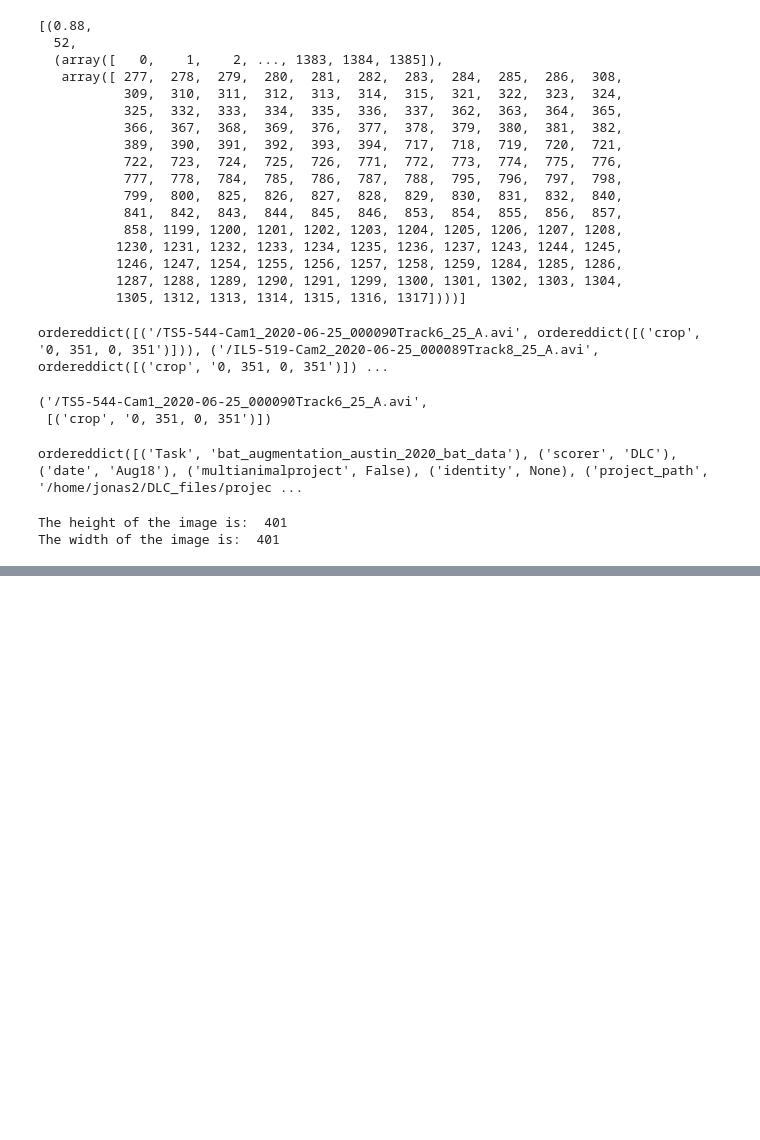
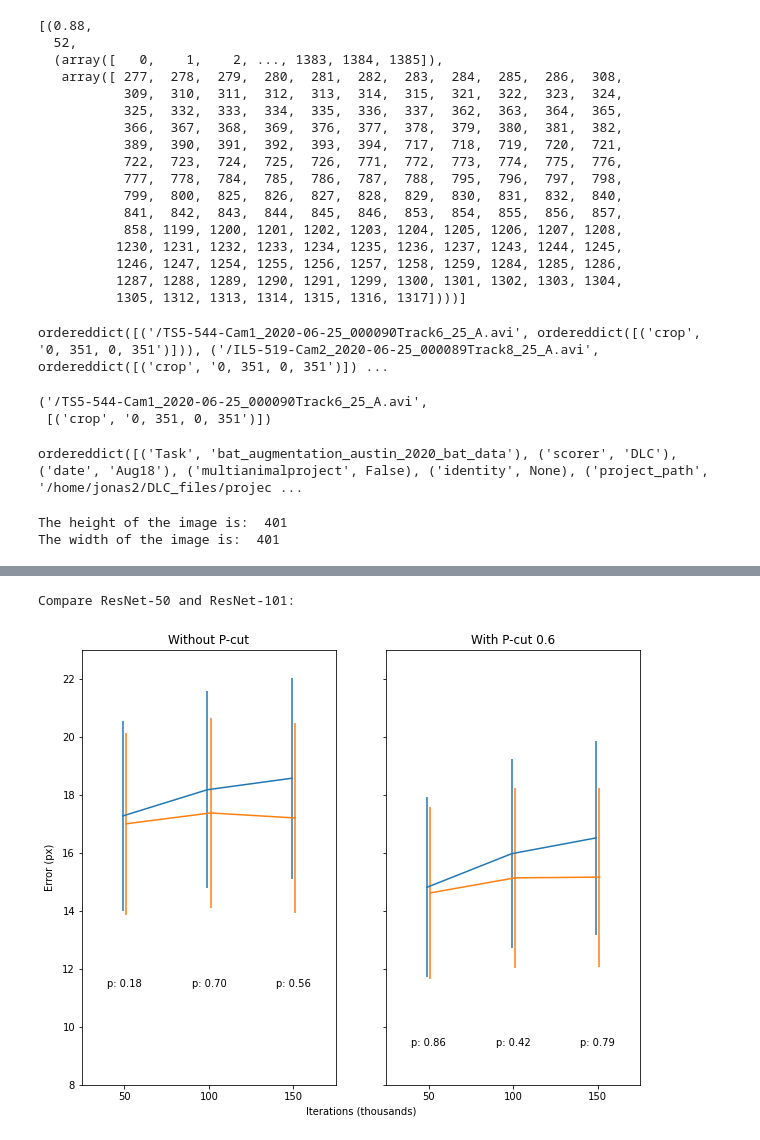
Before and after one commit to DeepLabCutAIResidency/DeepLabCut, a Jupyter notebook: deeplabcut/bat_chiroptera_scripts/recipe_notebook/training_notebook_20220818.ipynb, the cells around one changed output, grey strips where cells are left out. Drawn from its saved outputs; the diff is of its cells as text; code cells hidden in the pictures; blank space fills up the shorter version.

```diff
--- a/deeplabcut/bat_chiroptera_scripts/recipe_notebook/training_notebook_20220818.ipynb
+++ b/deeplabcut/bat_chiroptera_scripts/recipe_notebook/training_notebook_20220818.ipynb
@@ -208,0 +501,19 @@ The width of the image is:  401
+# %%
+#We need pandas to define read the list of training data
+import pandas as pd
+df = pd.read_hdf('/home/jonas2/DLC_files/projects/bat_augmentation_austin_2020_bat_data-DLC-2022-08-18/training-datasets/iteration-0/UnaugmentedDataSet_bat_augmentation_austin_2020_bat_dataAug18/CollectedData_DLC.h5')
+config_path = "/home/jonas2/DLC_files/projects/bat_augmentation_austin_2020_bat_data-DLC-2022-08-18/config.yaml"
+image_paths = df.index.to_list()
+
+#We then specify our training and testing data based on the names
+# we've given the training folders in 'labeled-data'
+test_inds = []
+train_inds = []
+
+for i, path in enumerate(image_paths):
+   if str(path[1]).endswith("_A"):
+      train_inds.append(i)
+   elif str(path[1]).endswith("_B"):
+      train_inds.append(i)
+   elif str(path[1]).endswith("_50_test"):
+      test_inds.append(i)
@@ -208,0 +566,57 @@ The width of the image is:  401
+# %%
+import matplotlib.pyplot as plt
+import numpy as np
+from scipy.stats import wilcoxon
+
+print("Compare ResNet-50 and ResNet-101:")
+fig, (ax1,ax2) = plt.subplots(1,2)
+fig.set_figheight(8)
+fig.set_figwidth(10)
+
+ax1.errorbar(np.array([50,100,150])-1,np.nanmean(error_distributions[0,:],axis=1), np.nanstd(error_distributions[0,:],axis=1)/len(test_inds)**.5)
+ax1.errorbar(np.array([50,100,150])+1,np.nanmean(error_distributions[1,:],axis=1), np.nanstd(error_distributions[1,:],axis=1)/len(test_inds)**.5)
+ax1.set_xticks([50, 100, 150])
+ax1.set_xlim([25,175])
+ax1.set_ylim([8,23])
+ax1.set_title("Without P-cut")
+
+ax2.errorbar(np.array([50,100,150])-1,np.nanmean(error_distributions_pcut[0,:],axis=1), np.nanstd(error_distributions_pcut[0,:],axis=1)/len(test_inds)**.5)
+ax2.errorbar(np.array([50,100,150])+1,np.nanmean(error_distributions_pcut[1,:],axis=1), np.nanstd(error_distributions_pcut[1,:],axis=1)/len(test_inds)**.5)
+ax2.set_xticks([50, 100, 150])
+ax2.set_yticklabels([])
+ax2.set_xlim([25,175])
+ax2.set_ylim([8,23])
+ax2.set_title("With P-cut 0.6")
+
+#print the p values below the curve
+for x,snapshot in zip(np.array([50,100,150]),[0,1,2]):
+    # get p value
+    w, p_val = wilcoxon(x = error_distributions[0,snapshot,:], y = error_distributions[1,snapshot,:],nan_policy='omit')
+    label = "p: "+ "{:.2f}".format(p_val)
+
+    ax1.annotate(label, # this is the text
+                 (x,11), # these are the coordinates to position the label
+                 textcoords="offset points", # how to position the text
+                 xytext=(0,11), # distance from text to points (x,y)
+                 ha='center') # horizontal alignment can be left, right or center
+
+    w, p_val = wilcoxon(x = error_distributions_pcut[0,snapshot,:], y = error_distributions_pcut[1,snapshot,:],nan_policy='omit')
+    label = "p: "+ "{:.2f}".format(p_val)
+
+    ax2.annotate(label, # this is the text
+                 (x,9), # these are the coordinates to position the label
+                 textcoords="offset points", # how to position the text
+                 xytext=(0,10), # distance from text to points (x,y)
+                 ha='center') # horizontal alignment can be left, right or center
+
+# add a big axis, hide frame
+fig.add_subplot(111, frameon=False)
+# hide tick and tick label of the big axis
+plt.tick_params(labelcolor='none', which='both', top=False, bottom=False, left=False, right=False)
+plt.xlabel("Iterations (thousands)")
+plt.ylabel("Error (px)")
+
+print('')
+# %% [output]
+Compare ResNet-50 and ResNet-101:
+[figure, added]
```
Also changed, not shown: parts of 22 cells of this notebook, 8 other files.
